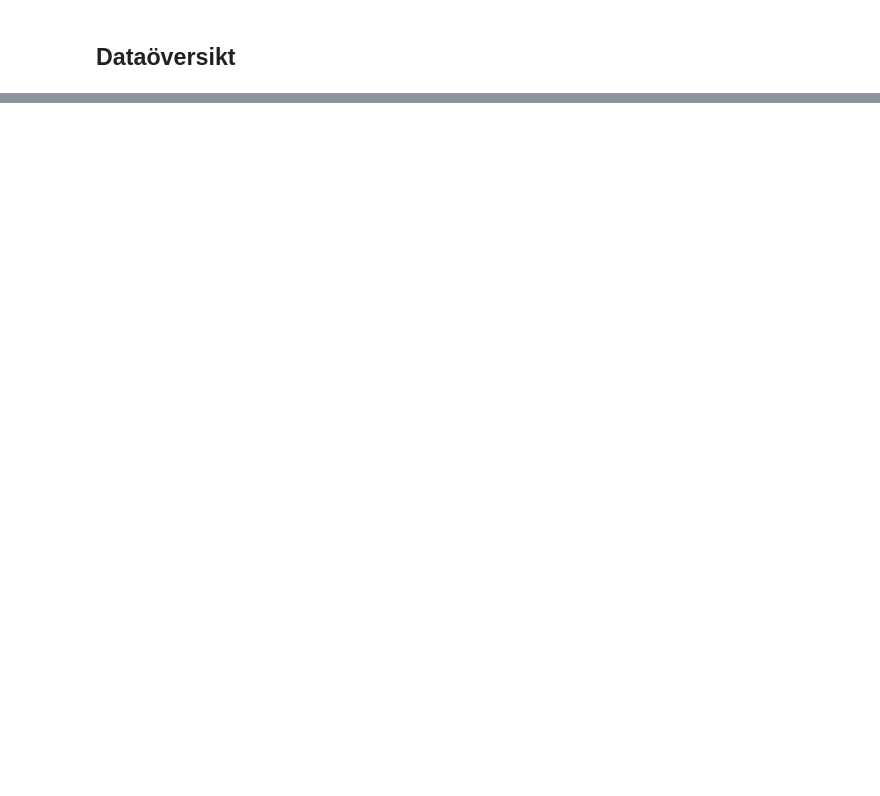
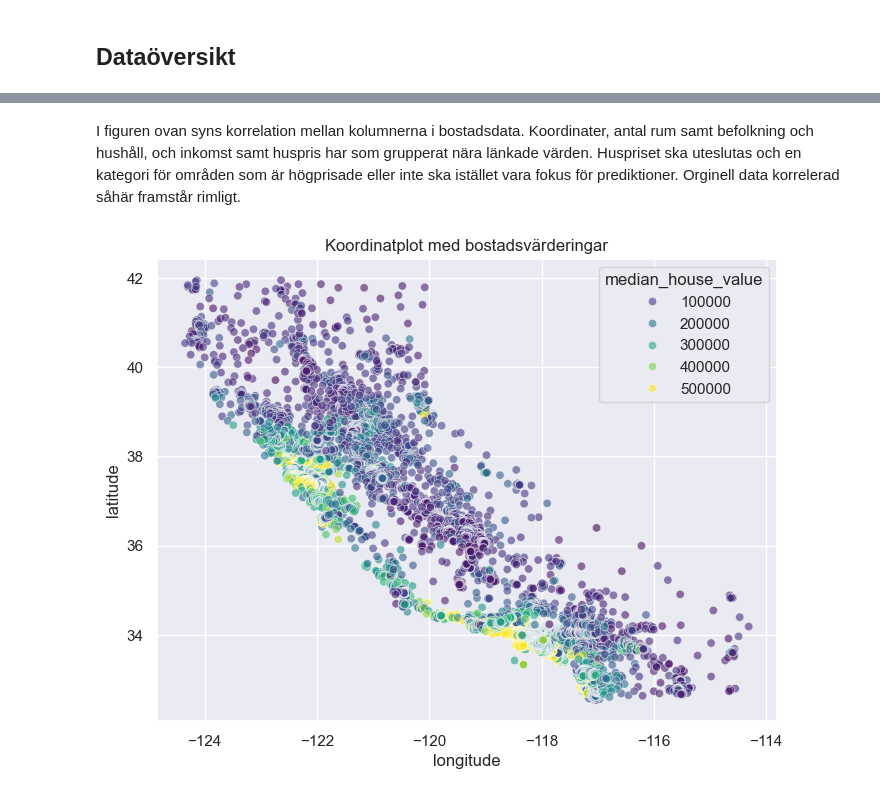
Before and after one commit to MaWe96/California-Housing-ML, a Jupyter notebook: notebook.ipynb, the cells around one changed output, grey strips where cells are left out. Drawn from its saved outputs; the diff is of its cells as text; code cells hidden in the pictures; blank space fills up the shorter version.

```diff
--- a/notebook.ipynb
+++ b/notebook.ipynb
@@ -23,0 +124,9 @@ df.tail(3)
+# %% [markdown]
+I figuren ovan syns korrelation mellan kolumnerna i bostadsdata. Koordinater, antal rum samt befolkning och hushåll, och inkomst samt huspris har som grupperat nära länkade värden. Huspriset ska uteslutas och en kategori för områden som är högprisade eller inte ska istället vara fokus för prediktioner. Orginell data korrelerad såhär framstår rimligt.
+# %%
+plt.figure(figsize=(8,6))
+plt.title("Koordinatplot med bostadsvärderingar")
+sns.scatterplot(x=df["longitude"], y=df["latitude"], hue=df["median_house_value"], alpha=0.6, palette="viridis")
+plt.show()
+# %% [output]
+[figure, added]
```
Also changed, not shown: parts of 25 cells of this notebook.
